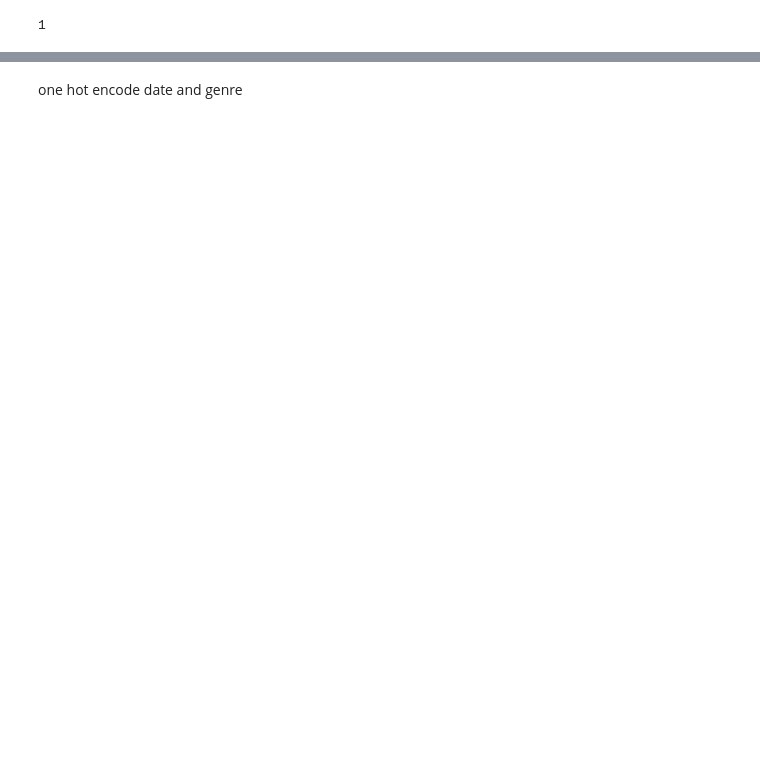
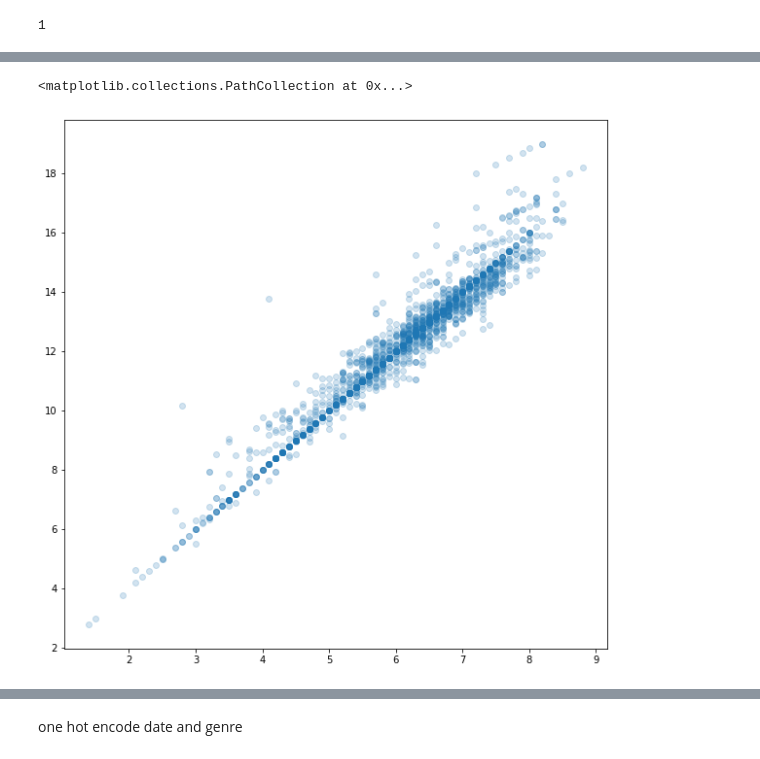
Before and after one commit to michael-a-green/Metis_Project2, a Jupyter notebook: Project2.ipynb, the cells around one changed output, grey strips where cells are left out. Drawn from its saved outputs; the diff is of its cells as text; code cells hidden in the pictures; blank space fills up the shorter version.

Commit message:
added a star_power feature. Need to run a new model to see if improves things.

```diff
--- a/Project2.ipynb
+++ b/Project2.ipynb
@@ -648,0 +661,40 @@ movie_df_processed[ movie_df_processed["director"] == "Bob Persichetti"  ]["titl
+# %%
+Best_Directors = ["Tom Hooper", "Darren Aronofsky",
+                  "Joel Coen", "Ethan Coen",
+                  "David Fincher", "David O. Russell",
+                  "Woody Allen","Michel Hazanavicius", "Terrence Malick",
+                  "Alexander Payne", "Martin Scorsese",
+                  "Michael Haneke", "David O. Russell","Ang Lee",
+                  "Steven Spielberg", "Benh Zeitlin",
+                  "Steve McQueen", "Alexander Payne","Alfonso Cuarón",
+                  "David O. Russell", "Martin Scorsese","Alejandro G. Iñárritu",
+                  "Wes Anderson","Richard Linklater","Alejandro G. Iñárritu",
+                  "Bennet Miller","Morten Tyldum","Alejandro G. Iñárritu",
+                  "Lenny Abrahamson","Tom McCarthy",
+                  "Adam McKay", "George Miller",
+                  "Mel Gibson", "Barry Jenkins","Damien Chazelle"
+                  "Kenneth Lonegran", "Denis Villeneuve","Guillermo del Toro"
+                  "Paul Thomas Anderson", "Greta Gerwig",
+                  "Christopher Nolan","Jordan Peele","Alfonso Cuarón"
+                  "Yorgos Lanthimos","Spike Lee",
+                  "Adam McKay","Pawel Pawlikowski","Bong Joon-ho"
+                  "Sam Mendes","Todd Phillips",
+                  "Martin Scorsese", "Quentin Tarantino"]
+# %%
+director_names =  movie_df_processed["director"]
+director_names = set(director_names)
+movie_df_processed["star_power"] = 0
+#mask = movie_df_processed["title"].str.contains("Cold")
+#mask = movie_df_processed["director"] == "Alejandro G. Iñárritu"
+#movie_df_processed[mask]
+
+for director_name in director_names:
+    #current_count = 0
+    #for index,row in movie_df.iterrows():
+    #    if row["director"] == director_name:
+    #        current_count += 1
+    director_count = movie_df_processed[ movie_df_processed["director"] == director_name  ]["title"].count()
+    total_star_rating = movie_df_processed[ movie_df_processed["director"] == director_name  ]["star_rating"].sum()
+    avg_star_rating = total_star_rating/director_count
+
+    movie_df_processed.loc[ movie_df_processed["director"] == director_name,"star_power" ] = avg_star_rating + Best_Directors.count( director_name ) +  movie_df_processed.loc[ movie_df["director"] == director_name,"star_rating" ]
@@ -648,0 +720,7 @@ movie_df_processed[ movie_df_processed["director"] == "Bob Persichetti"  ]["titl
+# %%
+movie_df_processed.sort_values(["star_rating"],inplace=True)
+plt.figure(figsize=(10,10))
+plt.scatter(movie_df_processed["star_rating"],movie_df_processed["star_power"],alpha=0.2)
+# %% [output]
+<matplotlib.collections.PathCollection at 0x...>
+[figure, added]
```
Also changed, not shown: parts of 41 cells of this notebook.
